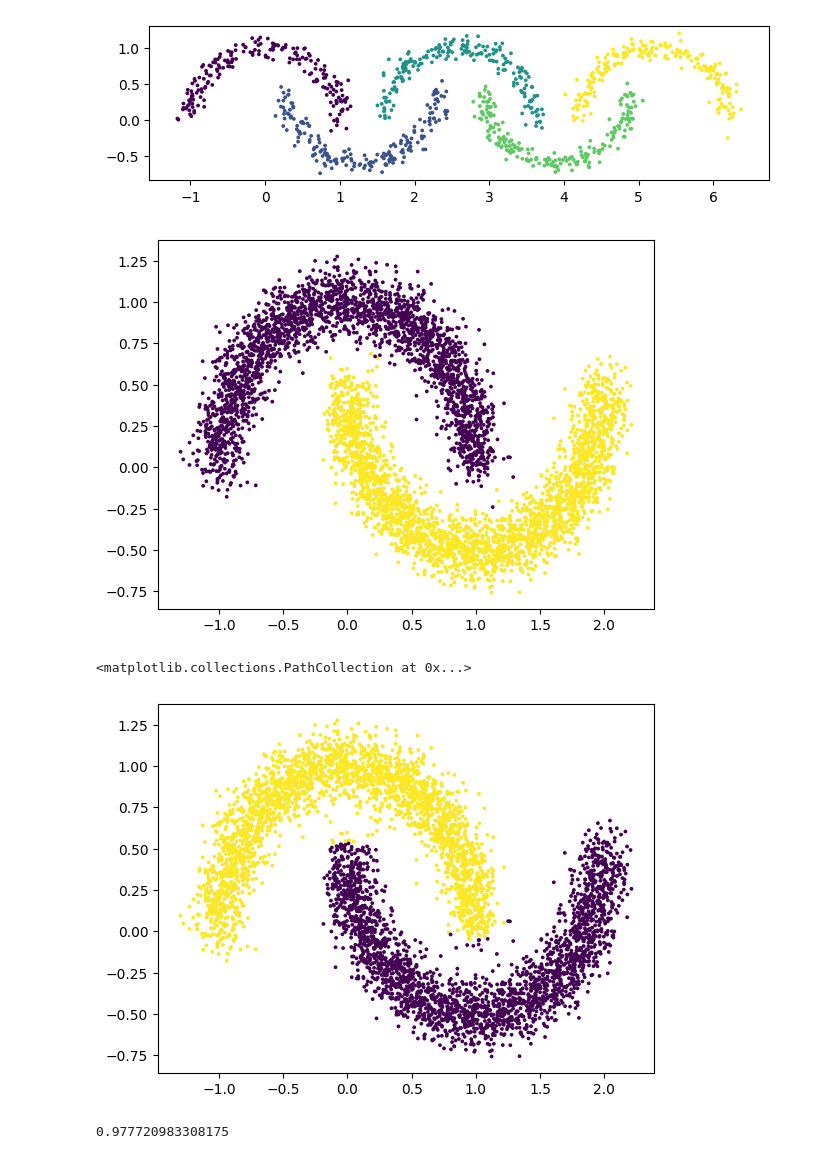
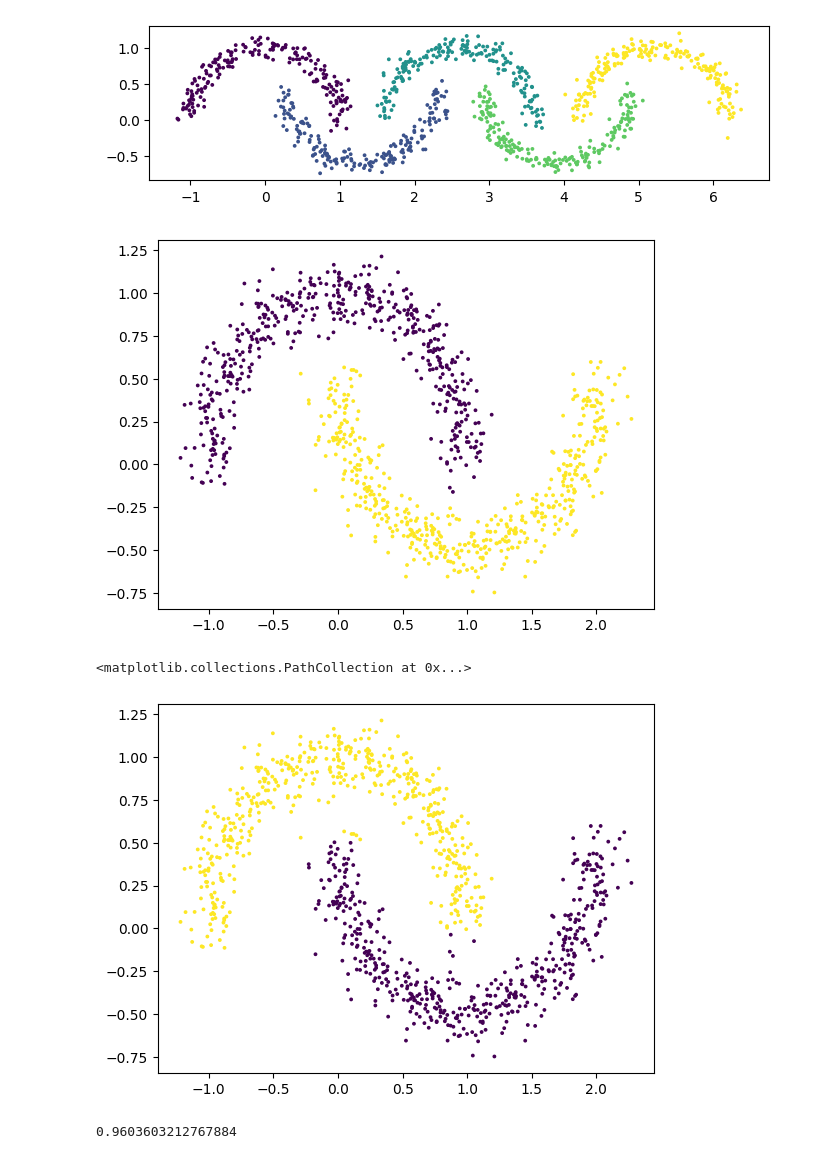
Before and after one commit to uol-feps-soc-comp3932-2324-classroom/synoptic-project-cassimpatel, a Jupyter notebook: prelim_analysis/network_datasets.ipynb, the cells around one changed output. Drawn from its saved outputs; the diff is of its cells as text; code cells hidden in the pictures.

```diff
--- a/prelim_analysis/network_datasets.ipynb
+++ b/prelim_analysis/network_datasets.ipynb
@@ -261,17 +261,17 @@ plt.show()
 # %%
 import importlib
 import src
 importlib.reload(src)
 from src.SpectralClustering import SpectralClustering as MyClustering
 from src.data_generation import make_many_moons
 import numpy as np
 import matplotlib.pyplot as plt
 import sklearn.datasets
 
-X, labels = sklearn.datasets.make_moons(n_samples=5000, shuffle=True, noise=0.1, random_state=42)
+X, labels = sklearn.datasets.make_moons(n_samples=1000, shuffle=True, noise=0.1, random_state=42)
 plt.scatter(X[:,0], X[:,1], c=labels, s=3)
 plt.show()
 
-x = MyClustering(2, decomposition='sparse_eigh')
+x = MyClustering(2, decomposition='sparse_eigh', refinement='none')
 # %% [output]
-[figure, old version]
+[figure, new version]
@@ -282,10 +278,11 @@ y = x.fit(X)
 # %%
+y = x.fit(X)
 plt.scatter(X[:,0], X[:,1], c=y, s=3)
 # %% [output]
 <matplotlib.collections.PathCollection at 0x...>
-[figure, old version]
+[figure, new version]
 # %%
 from sklearn.metrics.cluster import adjusted_rand_score
 adjusted_rand_score(y, labels)
 # %% [output]
-0.977720983308175
+0.9603603212767884
```
Also changed, not shown: parts of 1 cell of this notebook, 3 other files.
